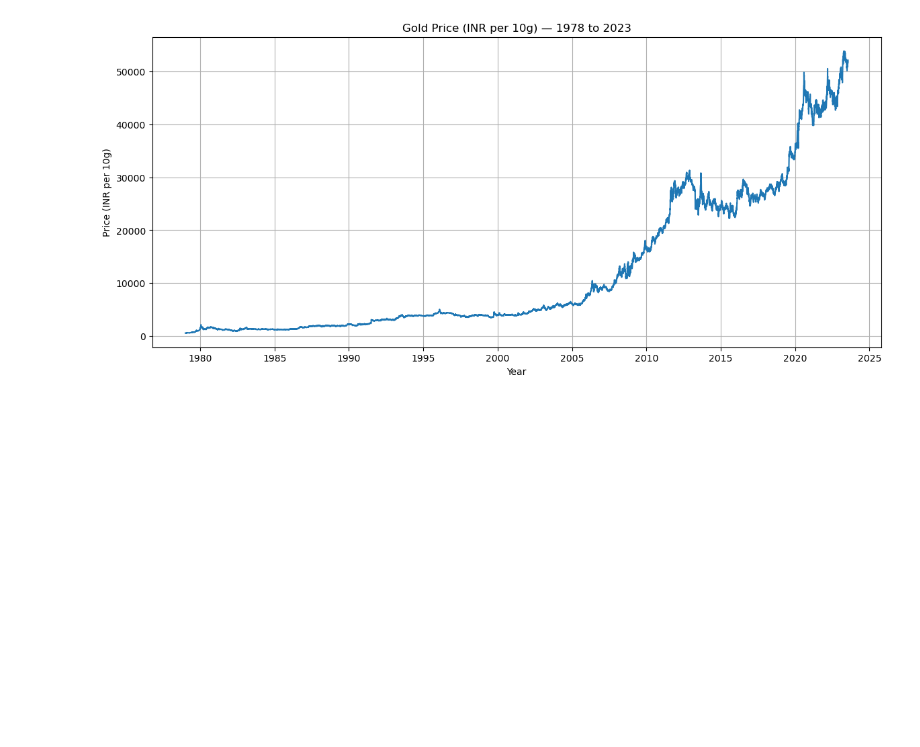
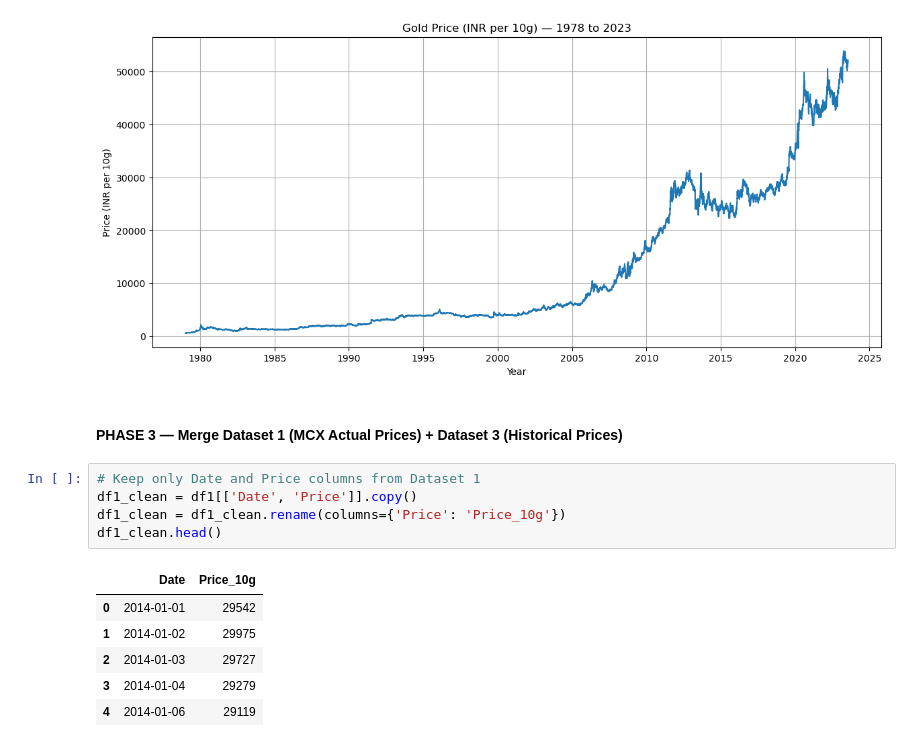
Before and after one commit to Ritesh-456/gold-price-ltv-analysis, a Jupyter notebook: gold_ltv_analysis.ipynb, the cells around one changed output. Cells and saved outputs as stored; diff of their text form; blank space fills up the shorter version.

```diff
--- a/gold_ltv_analysis.ipynb
+++ b/gold_ltv_analysis.ipynb
@@ -156,3 +160,17 @@ plt.grid(True)
 plt.show()
 # %% [output]
 [figure]
+# %% [markdown]
+#### PHASE 3 — Merge Dataset 1 (MCX Actual Prices) + Dataset 3 (Historical Prices)
+# %%
+# Keep only Date and Price columns from Dataset 1
+df1_clean = df1[['Date', 'Price']].copy()
+df1_clean = df1_clean.rename(columns={'Price': 'Price_10g'})
+df1_clean.head()
+# %% [output]
+|  | Date | Price_10g |
+| 0 | 2014-01-01 | 29542 |
+| 1 | 2014-01-02 | 29975 |
+| 2 | 2014-01-03 | 29727 |
+| 3 | 2014-01-04 | 29279 |
+| 4 | 2014-01-06 | 29119 |
```
Also changed, not shown: parts of 8 cells of this notebook.
